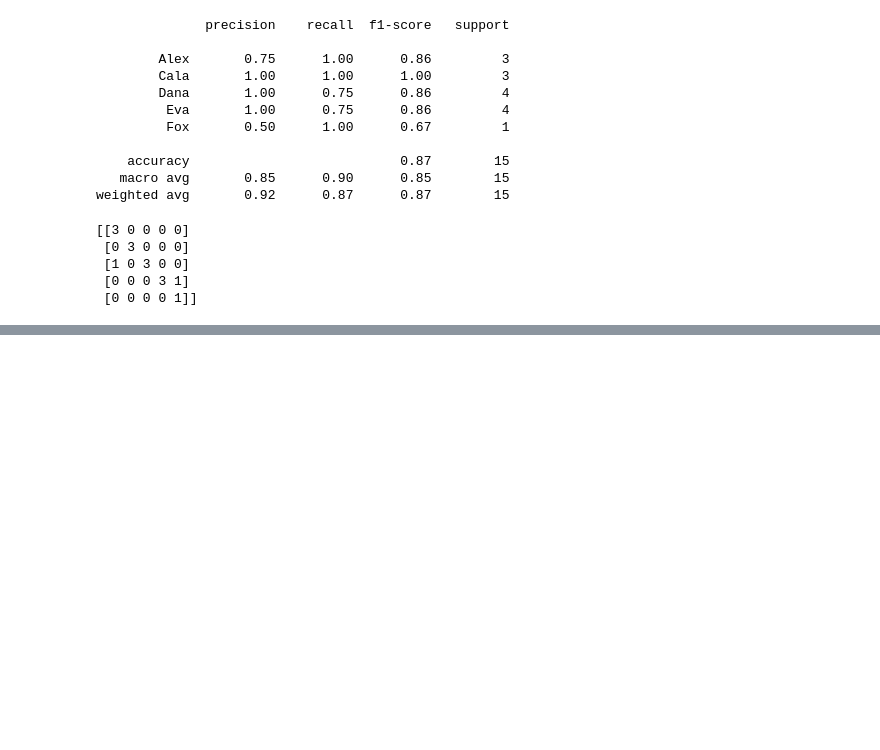
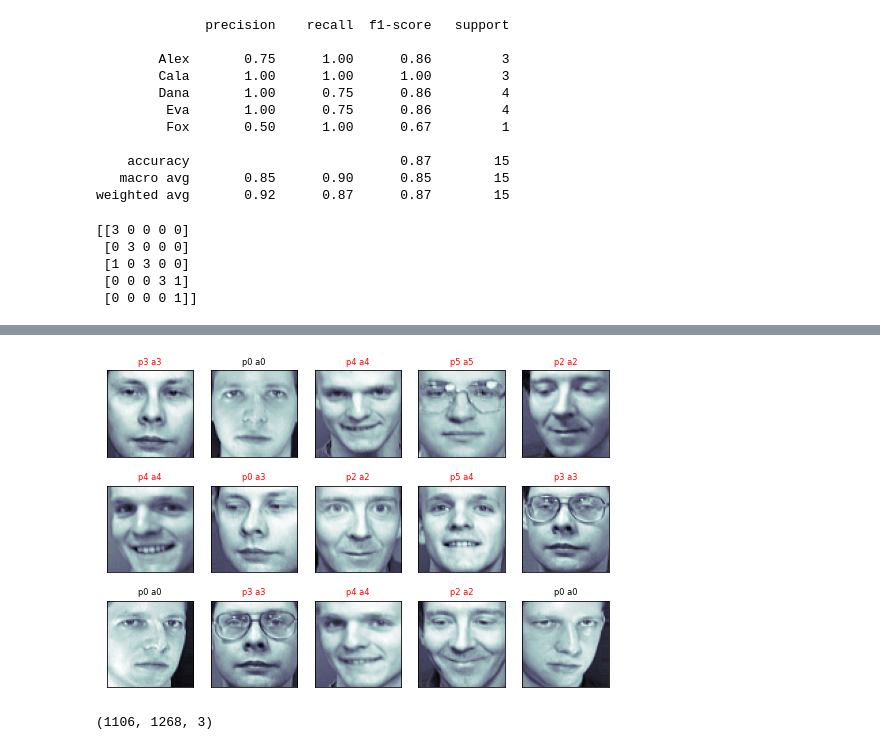
Before and after one commit to aukrit1993/my_machine_learning, a Jupyter notebook: chapter_20.ipynb, the cells around one changed output, grey strips where cells are left out. Saved outputs shown, nothing was run; the diff lists cells and outputs as text; code cells hidden in the pictures; blank space fills up the shorter version.

```diff
--- a/chapter_20.ipynb
+++ b/chapter_20.ipynb
@@ -121,0 +119,10 @@ plt.show()
+# %%
+fig = plt.figure(figsize=(9, 6))
+for i in range(15):
+    ax = fig.add_subplot(3, 5, i+1, xticks=[], yticks=[])
+    ax.imshow(X_test[i].reshape(faces.images[0].shape), cmap=plt.cm.bone)
+    color = ('black' if y_pred[1] == y_test[i] else 'red')
+    title = 'p{} a{}'.format(y_pred[i], y_test[i])
+    ax.set_title(title, fontsize='small', color=color)
+# %% [output]
+[figure, added]
@@ -121,0 +131,5 @@ plt.show()
+# %%
+img = cv2.imread('test.jpg')
+print(img.shape)
+# %% [output]
+(1106, 1268, 3)
```
Also changed, not shown: parts of 8 cells of this notebook.
